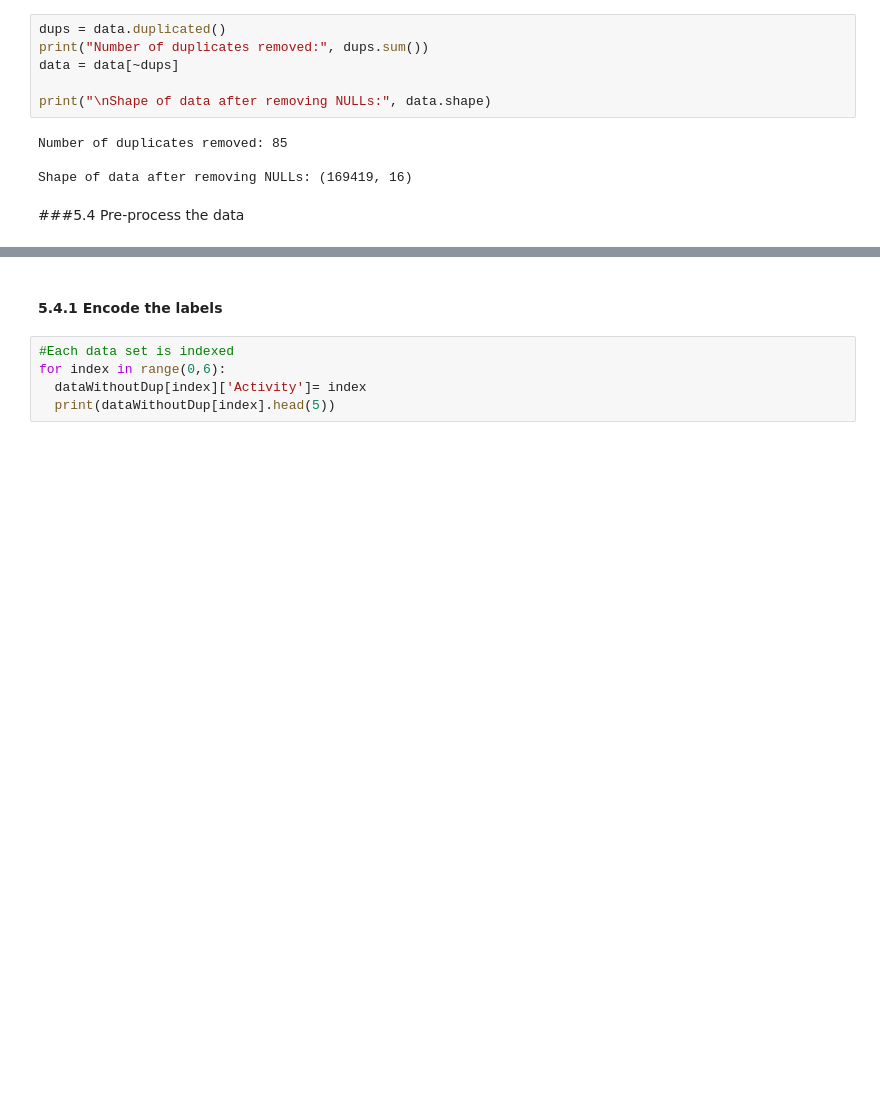
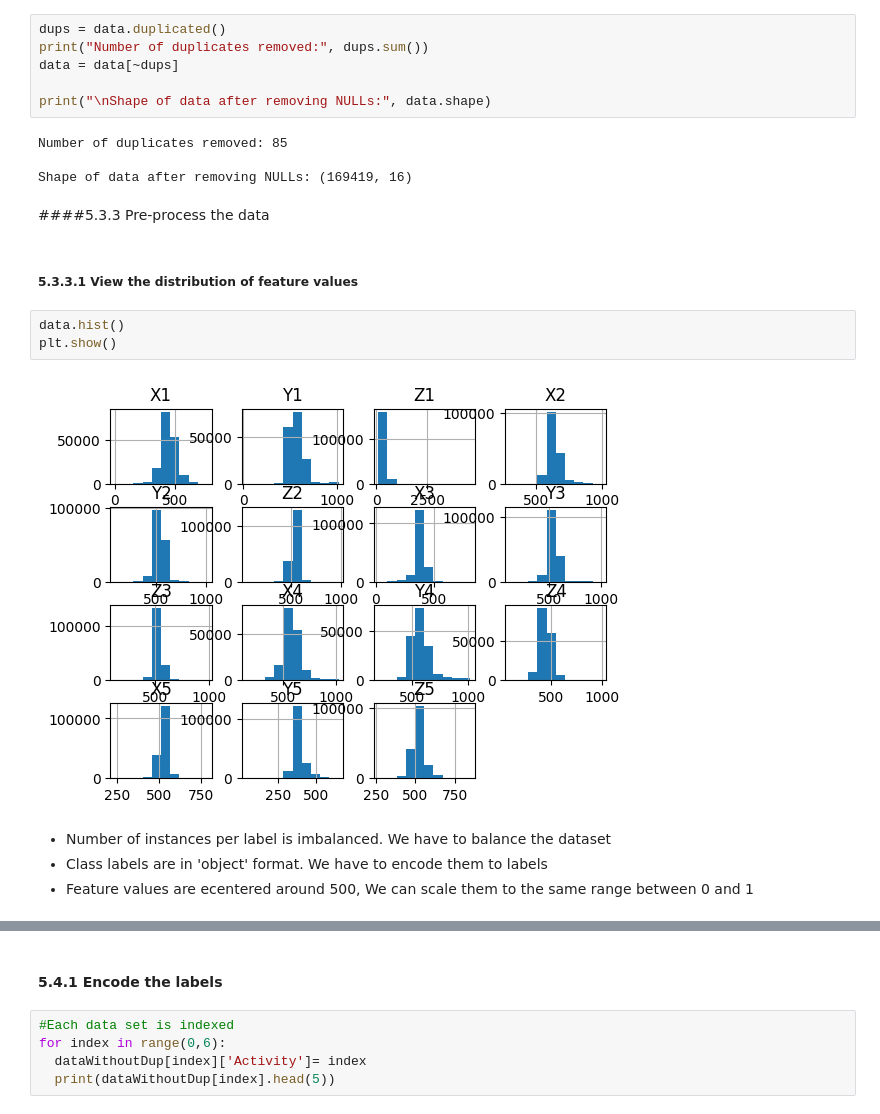
Before and after one commit to subodha1980/BU, a Jupyter notebook: activityDetection.ipynb, the cells around one changed output, grey strips where cells are left out. Drawn from its saved outputs; the diff is of its cells as text; blank space fills up the shorter version.

```diff
--- a/activityDetection.ipynb
+++ b/activityDetection.ipynb
@@ -380,4 +380,15 @@ Number of duplicates removed: 85
 
 Shape of data after removing NULLs: (169419, 16)
 # %% [markdown]
-###5.4 Pre-process the data
+####5.3.3 Pre-process the data
+# %% [markdown]
+##### 5.3.3.1 View the distribution of feature values
+# %%
+data.hist()
+plt.show()
+# %% [output]
+[figure, added]
+# %% [markdown]
+*   Number of instances per label is imbalanced. We have to balance the dataset
+*   Class labels are in 'object' format. We have to encode them to labels
+*   Feature values are ecentered around 500, We can scale them to the same range between 0 and 1
```
Also changed, not shown: parts of 2 cells of this notebook.
